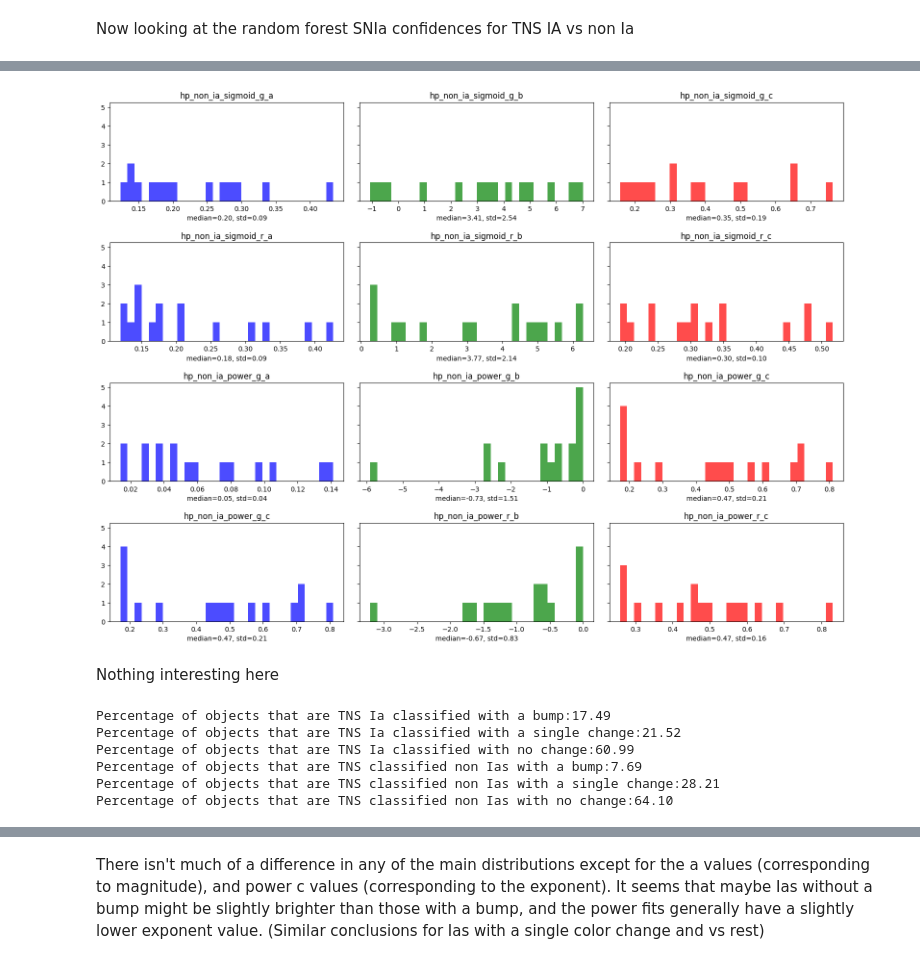
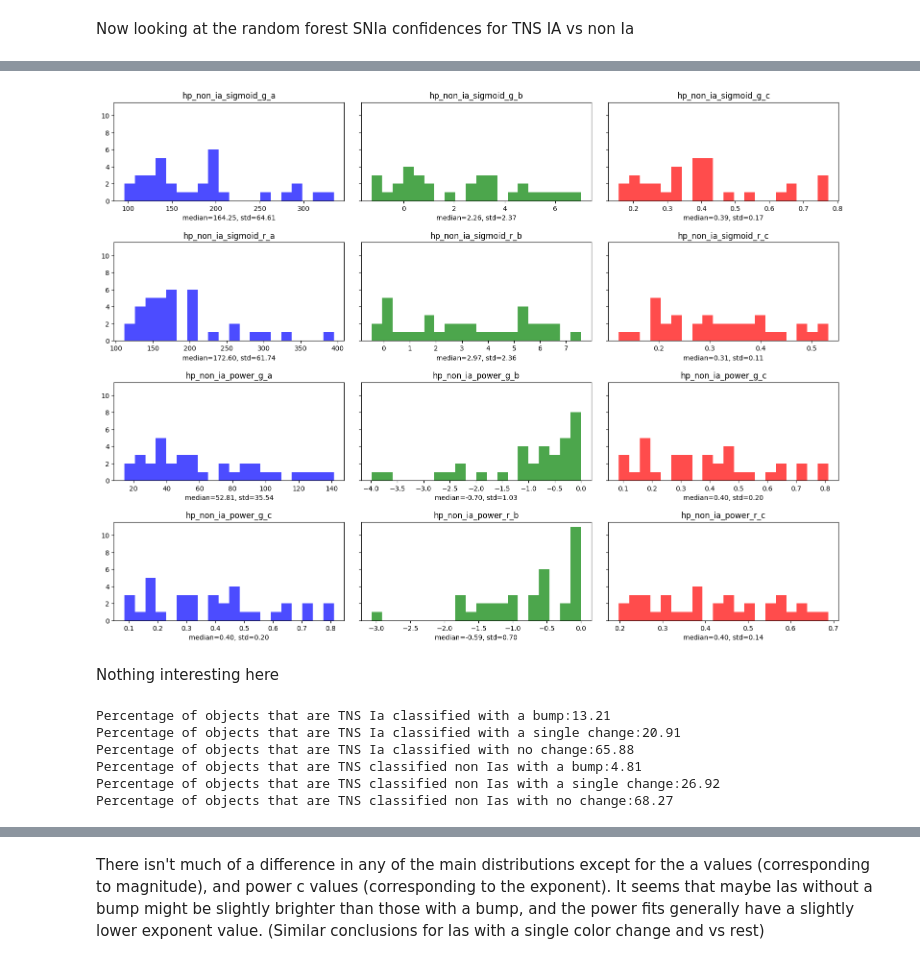
Before and after one commit to KRTRibb/SALT2-analysis, a Jupyter notebook: notebooks/flux_fit_notebooks/flux_fit50%_comparisons.ipynb, the cells around one changed output, grey strips where cells are left out. Drawn from its saved outputs; the diff is of its cells as text; code cells hidden in the pictures.

```diff
--- a/notebooks/flux_fit_notebooks/flux_fit50%_comparisons.ipynb
+++ b/notebooks/flux_fit_notebooks/flux_fit50%_comparisons.ipynb
@@ -10,8 +10,8 @@ import os
 import math
 from itertools import product
 
-prob_threshold = 0.5
-pdf = pd.read_csv(f"/Users/kai/Desktop/Coding/Python/Swinburne/flux_plots_{100*prob_threshold}%_confidence/evaluation_updated.csv")
+flux_fits_file_path = "/Users/kai/Desktop/Coding/Python/Swinburne/SALT2_analysis/data/raw/flux_fits_data.csv"
+pdf = pd.read_csv(flux_fits_file_path)
 # %%
 # Load the parameters for each model and filter into a dictionary
 params_dict = {}
@@ -2475,7 +2482,7 @@ hp_non_ia_power_r_a, hp_non_ia_power_r_b, hp_non_ia_power_r_c = zip(*remove_outl
 # %%
 fig, axes = plt.subplots(4, 3, figsize=(16, 12), sharey=True)
 
-binning = 30
+binning = 20
 
 axes[0, 0].hist(hp_non_ia_sigmoid_g_a, bins=binning, color='blue', alpha=0.7, histtype='bar')
 axes[0, 0].set_title("hp_non_ia_sigmoid_g_a")
@@ -2501,34 +2508,34 @@ axes[1, 2].hist(hp_non_ia_sigmoid_r_c, bins=binning, color='red', alpha=0.7, his
 axes[1, 2].set_title("hp_non_ia_sigmoid_r_c")
 axes[1, 2].set_xlabel(f"median={np.median(hp_non_ia_sigmoid_r_c):.2f}, std={np.std(hp_non_ia_sigmoid_r_c):.2f}")
 
 axes[2, 0].hist(hp_non_ia_power_g_a, bins=binning, color='blue', alpha=0.7, histtype='bar')
 axes[2, 0].set_title("hp_non_ia_power_g_a")
 axes[2, 0].set_xlabel(f"median={np.median(hp_non_ia_power_g_a):.2f}, std={np.std(hp_non_ia_power_g_a):.2f}")
 
 axes[2, 1].hist(hp_non_ia_power_g_b, bins=binning, color='green', alpha=0.7, histtype='bar')
 axes[2, 1].set_title("hp_non_ia_power_g_b")
 axes[2, 1].set_xlabel(f"median={np.median(hp_non_ia_power_g_b):.2f}, std={np.std(hp_non_ia_power_g_b):.2f}")
 
 axes[2, 2].hist(hp_non_ia_power_g_c, bins=binning, color='red', alpha=0.7, histtype='bar')
 axes[2, 2].set_title("hp_non_ia_power_g_c")
 axes[2, 2].set_xlabel(f"median={np.median(hp_non_ia_power_g_c):.2f}, std={np.std(hp_non_ia_power_g_c):.2f}")
 
 axes[3, 0].hist(hp_non_ia_power_g_c, bins=binning, color='blue', alpha=0.7, histtype='bar')
 axes[3, 0].set_title("hp_non_ia_power_g_c")
 axes[3, 0].set_xlabel(f"median={np.median(hp_non_ia_power_g_c):.2f}, std={np.std(hp_non_ia_power_g_c):.2f}")
 
 axes[3, 1].hist(hp_non_ia_power_r_b, bins=binning, color='green', alpha=0.7, histtype='bar')
 axes[3, 1].set_title("hp_non_ia_power_r_b")
 axes[3, 1].set_xlabel(f"median={np.median(hp_non_ia_power_r_b):.2f}, std={np.std(hp_non_ia_power_r_b):.2f}")
 
 axes[3, 2].hist(hp_non_ia_power_r_c, bins=binning, color='red', alpha=0.7, histtype='bar')
 axes[3, 2].set_title("hp_non_ia_power_r_c")
 axes[3, 2].set_xlabel(f"median={np.median(hp_non_ia_power_r_c):.2f}, std={np.std(hp_non_ia_power_r_c):.2f}")
 
 fig.tight_layout(pad=2.0, h_pad=1.5)
 plt.show()
 # %% [output]
-[figure, old version]
+[figure, new version]
 # %% [markdown]
 Nothing interesting here
 # %%
@@ -2555,12 +2562,12 @@ print(f"Percentage of objects that are TNS classified non Ias with a bump:{100 *
 print(f"Percentage of objects that are TNS classified non Ias with a single change:{100 * len(tns_non_ia_with_singlechange) / len(tns_non_ia):.2f}")
 print(f"Percentage of objects that are TNS classified non Ias with no change:{100 * len(tns_non_ia_with_nochange) / len(tns_non_ia):.2f}")
 # %% [output]
-Percentage of objects that are TNS Ia classified with a bump:17.49
-Percentage of objects that are TNS Ia classified with a single change:21.52
-Percentage of objects that are TNS Ia classified with no change:60.99
-Percentage of objects that are TNS classified non Ias with a bump:7.69
-Percentage of objects that are TNS classified non Ias with a single change:28.21
-Percentage of objects that are TNS classified non Ias with no change:64.10
+Percentage of objects that are TNS Ia classified with a bump:13.21
+Percentage of objects that are TNS Ia classified with a single change:20.91
+Percentage of objects that are TNS Ia classified with no change:65.88
+Percentage of objects that are TNS classified non Ias with a bump:4.81
+Percentage of objects that are TNS classified non Ias with a single change:26.92
+Percentage of objects that are TNS classified non Ias with no change:68.27
 # %%
 # Plotting sigmoid parameter distributions of nobump Ia vs non nobump
 maskBump = pdf['color change'] == 'bump'
```
Also changed, not shown: parts of 45 cells of this notebook, 25 other files.
